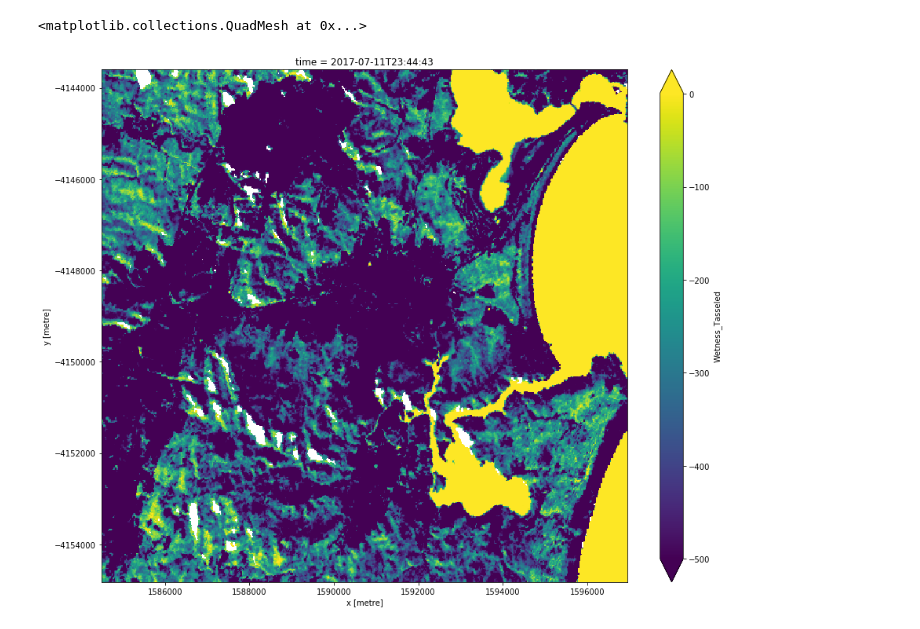
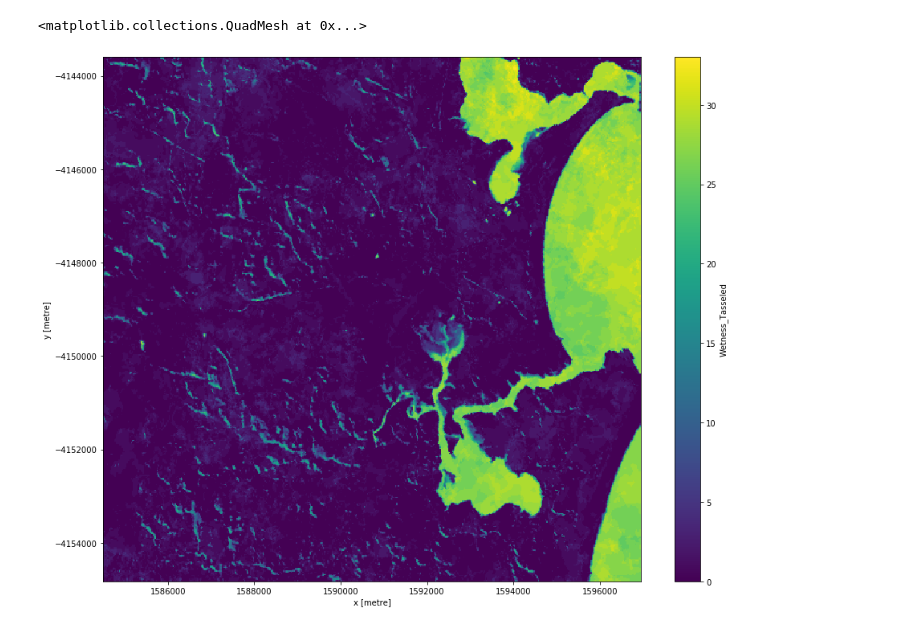
Before and after one commit to whatnick/dea-notebooks, a Jupyter notebook: development/Yaml VP TassledFisher.ipynb, the cells around one changed output. Cells and saved outputs as stored; diff of their text form; code cells hidden in the pictures.

```diff
--- a/development/Yaml VP TassledFisher.ipynb
+++ b/development/Yaml VP TassledFisher.ipynb
@@ -114,0 +132,17 @@ Attributes:
+# %%
+#Mask Cloud
+
+#make Mask
+good_quality = masking.make_mask(sensor_pq.pixelquality,
+                                 cloud_acca='no_cloud',
+                                 cloud_fmask='no_cloud',
+                                 cloud_shadow_acca='no_cloud_shadow',
+                                 cloud_shadow_fmask='no_cloud_shadow',
+                                 blue_saturated=False,
+                                 green_saturated=False,
+                                 red_saturated=False,
+                                 nir_saturated=False,
+                                 swir1_saturated=False,
+                                 swir2_saturated=False,
+                                 contiguous=True)
+good_quality
@@ -114,0 +167,8 @@ Attributes:
+# %%
+#apply Mask
+Masked_lst8_data = terrain_out.where(good_quality)
+# %%
+#make Fisher index
+
+lst_fisher = 1.7204 +((171*Masked_lst8_data['green'])+(3*Masked_lst8_data['red'])-(70*Masked_lst8_data['nir'])-(45*Masked_lst8_data['swir1'])-(71*Masked_lst8_data['swir2']))/10000
+lst_fisher
@@ -114,0 +198,4 @@ Attributes:
+# %%
+inundated_veg_msk = (np.logical_and(lst_fisher>=-10,Tasseled_cap>=-400))
+inundated_veg = lst_fisher.where(inundated_veg_msk==True,0)
+inundated_veg = inundated_veg.where(inundated_veg_msk==False,1)
@@ -115,5 +213,7 @@ Attributes:
+# %%
+wet_frequency.Wetness_Tasseled.plot(cmap='viridis', figsize =(15,12))
+# %% [output]
+<matplotlib.collections.QuadMesh at 0x...>
+[figure, added]
 # %%
-wet_summery.Wetness_Tasseled.isel(time=35).plot(cmap='viridis', figsize =(15,12),vmin=-500, vmax=1)
+# wet_summery.Wetness_Tasseled.isel(time=35).plot(cmap='viridis', figsize =(15,12),vmin=-500, vmax=1)
-# %% [output]
-<matplotlib.collections.QuadMesh at 0x...>
-[figure, removed]
```
Also changed, not shown: parts of 16 cells of this notebook, 1 other file.
